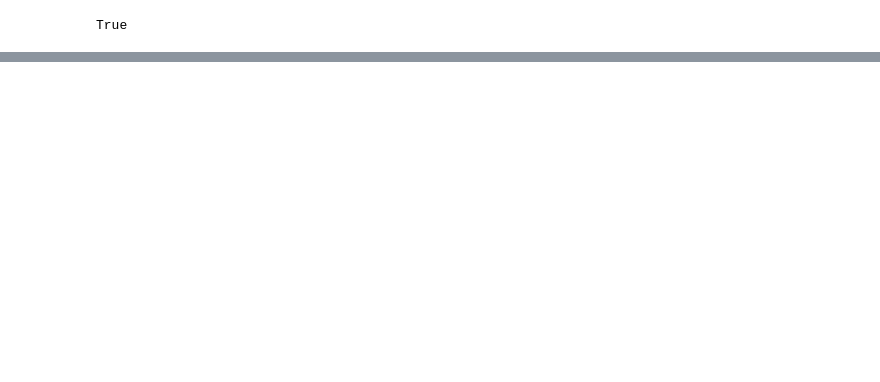
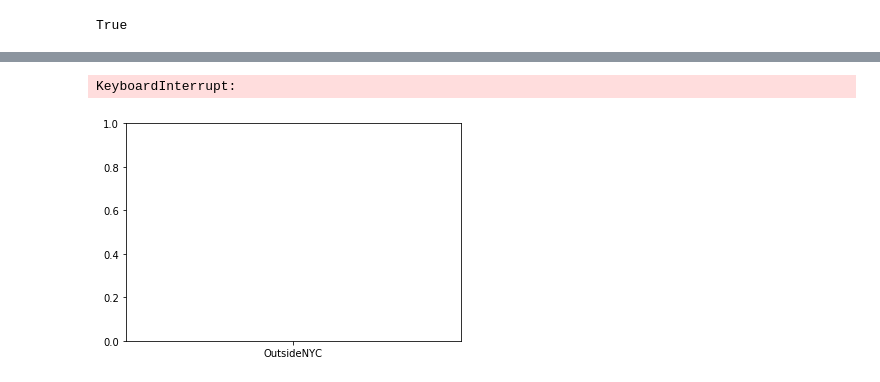
Before and after one commit to desultir/NYCTaxi, a Jupyter notebook: notebooks/data cleaning.ipynb, the cells around one changed output, grey strips where cells are left out. Saved outputs shown, nothing was run; the diff lists cells and outputs as text; code cells hidden in the pictures; blank space fills up the shorter version.

```diff
--- a/notebooks/data cleaning.ipynb
+++ b/notebooks/data cleaning.ipynb
@@ -47,0 +37,3 @@ df["dropoff_datetime"] = pd.to_datetime(df["dropoff_datetime"])
+# %%
+# drop rows with no dropoff location and trip distance zero
+df = df.loc[~pd.isnull(df['dropoff_longitude'])]
@@ -47,0 +108,8 @@ df["dropoff_datetime"] = pd.to_datetime(df["dropoff_datetime"])
+# %%
+trip_points = []
+
+for index, x in df[['pickup_longitude', 'pickup_latitude', 'dropoff_longitude', 'dropoff_latitude']].iterrows():
+    trip_points.append((shape(Point(x['pickup_longitude'], x['pickup_latitude'])),
+                        shape(Point(x['dropoff_longitude'], x['dropoff_latitude']))))
+# %%
+output = which_neighbourhood(trip_points[:1000], shapes, namedf)
@@ -47,0 +135,8 @@ df["dropoff_datetime"] = pd.to_datetime(df["dropoff_datetime"])
+# %%
+df["pickup_neighbourhood"] = list(map(lambda x: x[0], output))
+df["dropoff_neighbourhood"] = list(map(lambda x: x[1], output))
+# %%
+df["pickup_neighbourhood"].hist()
+# %% [output]
+KeyboardInterrupt:
+[figure, added]
```
Also changed, not shown: parts of 8 cells of this notebook, 1 other file.
